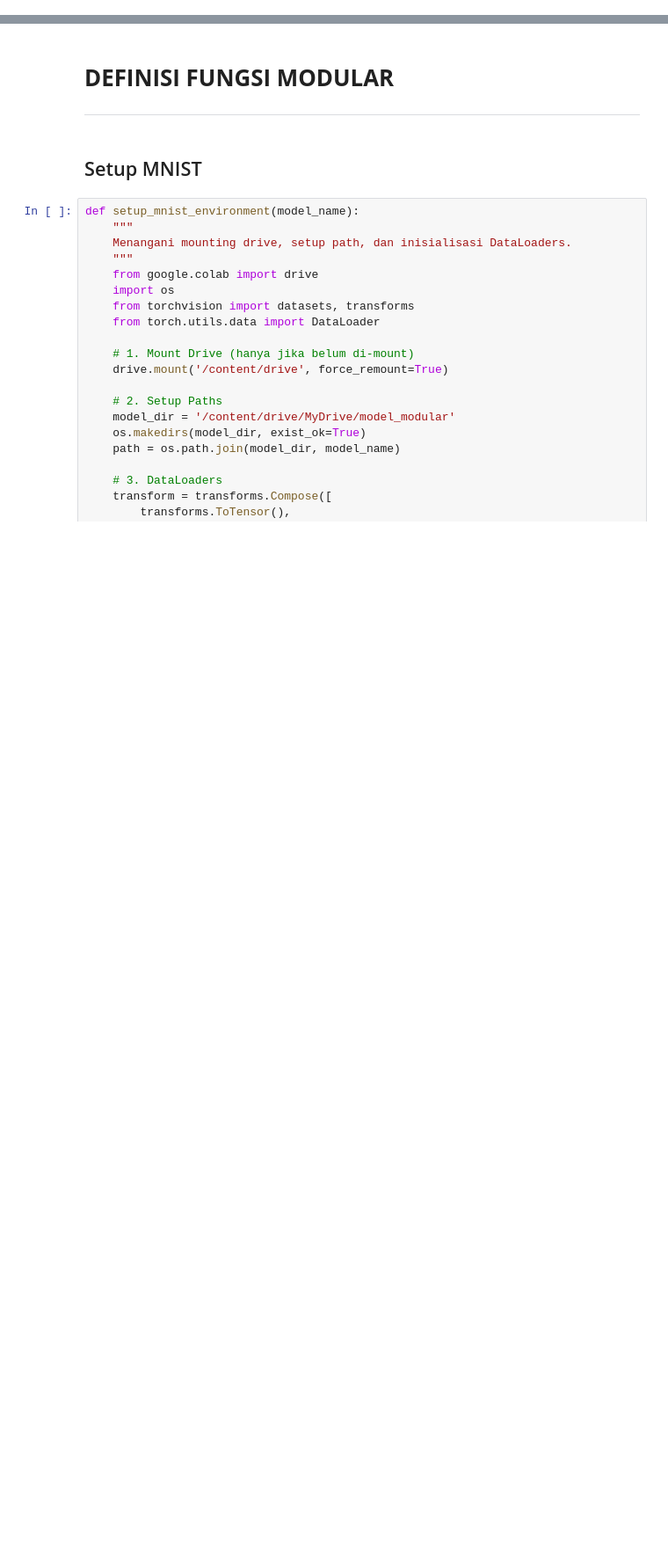
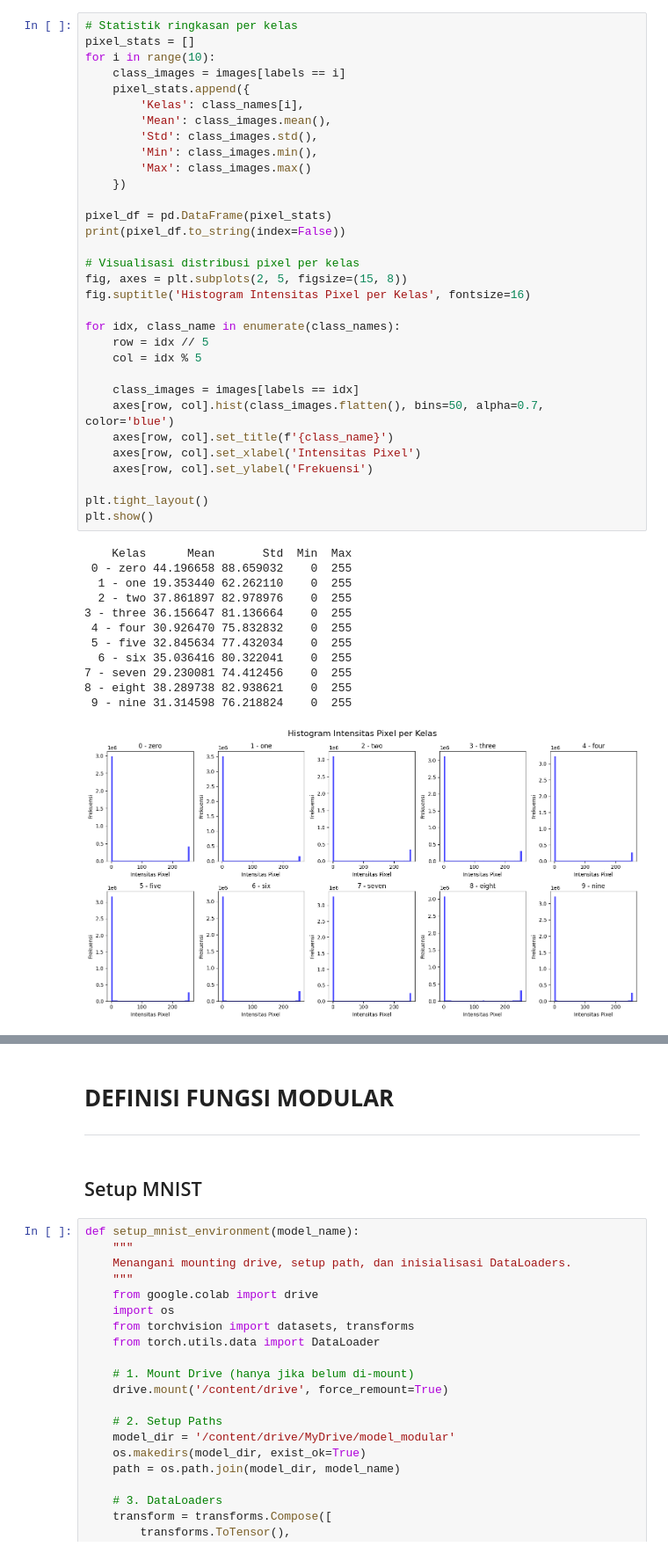
Before and after one commit to Wildan-bin/quantization-mnist, a Jupyter notebook: Modular Pipeline/Quantization_MNIST.ipynb, the cells around one changed output, grey strips where cells are left out. Shown at 88% size. Saved outputs shown, nothing was run; the diff lists cells and outputs as text; blank space fills up the shorter version.

```diff
--- a/Modular Pipeline/Quantization_MNIST.ipynb
+++ b/Modular Pipeline/Quantization_MNIST.ipynb
@@ -0,0 +231,45 @@
+# %%
+# Statistik ringkasan per kelas
+pixel_stats = []
+for i in range(10):
+    class_images = images[labels == i]
+    pixel_stats.append({
+        'Kelas': class_names[i],
+        'Mean': class_images.mean(),
+        'Std': class_images.std(),
+        'Min': class_images.min(),
+        'Max': class_images.max()
+    })
+
+pixel_df = pd.DataFrame(pixel_stats)
+print(pixel_df.to_string(index=False))
+
+# Visualisasi distribusi pixel per kelas
+fig, axes = plt.subplots(2, 5, figsize=(15, 8))
+fig.suptitle('Histogram Intensitas Pixel per Kelas', fontsize=16)
+
+for idx, class_name in enumerate(class_names):
+    row = idx // 5
+    col = idx % 5
+
+    class_images = images[labels == idx]
+    axes[row, col].hist(class_images.flatten(), bins=50, alpha=0.7, color='blue')
+    axes[row, col].set_title(f'{class_name}')
+    axes[row, col].set_xlabel('Intensitas Pixel')
+    axes[row, col].set_ylabel('Frekuensi')
+
+plt.tight_layout()
+plt.show()
+# %% [output]
+    Kelas      Mean       Std  Min  Max
+ 0 - zero 44.196658 88.659032    0  255
+  1 - one 19.353440 62.262110    0  255
+  2 - two 37.861897 82.978976    0  255
+3 - three 36.156647 81.136664    0  255
+ 4 - four 30.926470 75.832832    0  255
+ 5 - five 32.845634 77.432034    0  255
+  6 - six 35.036416 80.322041    0  255
+7 - seven 29.230081 74.412456    0  255
+8 - eight 38.289738 82.938621    0  255
+ 9 - nine 31.314598 76.218824    0  255
+[figure, added]
```
Also changed, not shown: parts of 23 cells of this notebook, 12 other files.
